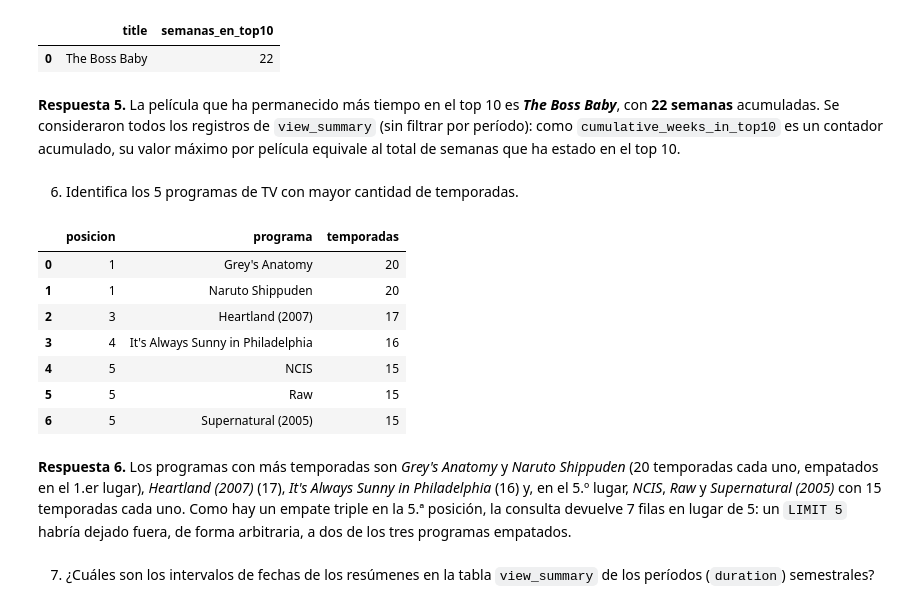
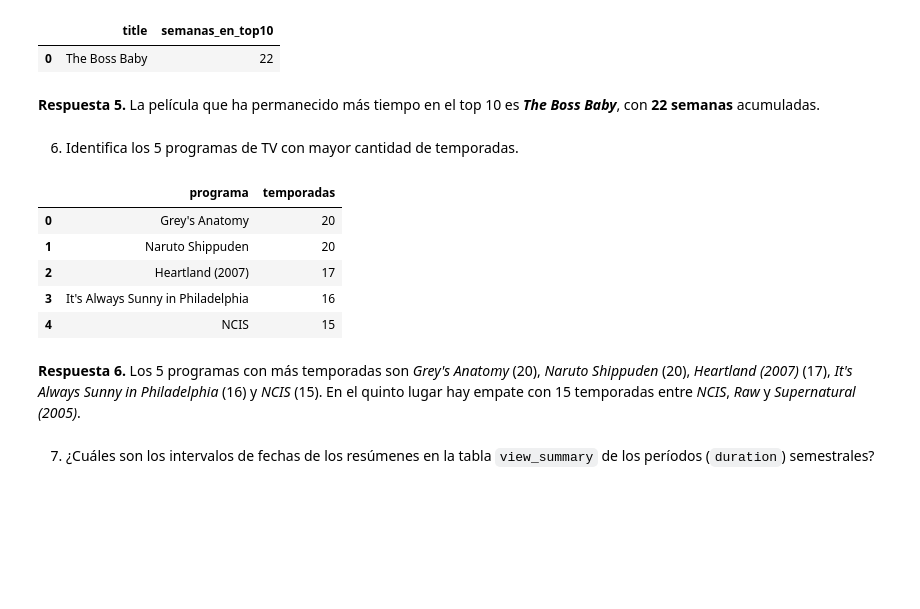
Before and after one commit to GJ030/Ciencia_datos, a Jupyter notebook: 3.2 Actividad 3 - Acceso BD y manipulación de datos/Actividad3BDManipulacion_A01841366.ipynb, the cells around one changed output. Cells and saved outputs as stored; diff of their text form; code cells hidden in the pictures; blank space fills up the shorter version.

Commit message:
Actividad 3: respuestas concisas y consultas simplificadas

```diff
--- a/3.2 Actividad 3 - Acceso BD y manipulación de datos/Actividad3BDManipulacion_A01841366.ipynb
+++ b/3.2 Actividad 3 - Acceso BD y manipulación de datos/Actividad3BDManipulacion_A01841366.ipynb
@@ -205,36 +205,28 @@ pd.read_sql(query, conn)
 |  | title | semanas_en_top10 |
 | 0 | The Boss Baby | 22 |
 # %% [markdown]
-**Respuesta 5.** La película que ha permanecido más tiempo en el top 10 es ***The Boss Baby***, con **22 semanas** acumuladas. Se consideraron todos los registros de `view_summary` (sin filtrar por período): como `cumulative_weeks_in_top10` es un contador acumulado, su valor máximo por película equivale al total de semanas que ha estado en el top 10.
+**Respuesta 5.** La película que ha permanecido más tiempo en el top 10 es ***The Boss Baby***, con **22 semanas** acumuladas.
 # %% [markdown]
 6.	Identifica los 5 programas de TV con mayor cantidad de temporadas.
 # %%
-# RANK() da la misma posición a los programas empatados, para no cortar un empate con LIMIT
 query = sqla.text("""
-  SELECT posicion, programa, temporadas
-  FROM (
-    SELECT tv.title AS programa,
-           COUNT(*) AS temporadas,
-           RANK() OVER (ORDER BY COUNT(*) DESC) AS posicion
-    FROM tv_show AS tv
-    JOIN season AS s ON s.tv_show_id = tv.id
-    GROUP BY tv.id, tv.title
-  ) AS ranking
-  WHERE posicion <= 5
-  ORDER BY posicion, programa
+  SELECT tv.title AS programa, COUNT(*) AS temporadas
+  FROM tv_show AS tv
+  JOIN season AS s ON s.tv_show_id = tv.id
+  GROUP BY programa
+  ORDER BY temporadas DESC, programa
+  LIMIT 5
 """)
 pd.read_sql(query, conn)
 # %% [output]
-|  | posicion | programa | temporadas |
-| 0 | 1 | Grey's Anatomy | 20 |
-| 1 | 1 | Naruto Shippuden | 20 |
-| 2 | 3 | Heartland (2007) | 17 |
-| 3 | 4 | It's Always Sunny in Philadelphia | 16 |
-| 4 | 5 | NCIS | 15 |
-| 5 | 5 | Raw | 15 |
-| 6 | 5 | Supernatural (2005) | 15 |
+|  | programa | temporadas |
+| 0 | Grey's Anatomy | 20 |
+| 1 | Naruto Shippuden | 20 |
+| 2 | Heartland (2007) | 17 |
+| 3 | It's Always Sunny in Philadelphia | 16 |
+| 4 | NCIS | 15 |
 # %% [markdown]
-**Respuesta 6.** Los programas con más temporadas son *Grey's Anatomy* y *Naruto Shippuden* (20 temporadas cada uno, empatados en el 1.er lugar), *Heartland (2007)* (17), *It's Always Sunny in Philadelphia* (16) y, en el 5.º lugar, *NCIS*, *Raw* y *Supernatural (2005)* con 15 temporadas cada uno. Como hay un empate triple en la 5.ª posición, la consulta devuelve 7 filas en lugar de 5: un `LIMIT 5` habría dejado fuera, de forma arbitraria, a dos de los tres programas empatados.
+**Respuesta 6.** Los 5 programas con más temporadas son *Grey's Anatomy* (20), *Naruto Shippuden* (20), *Heartland (2007)* (17), *It's Always Sunny in Philadelphia* (16) y *NCIS* (15). En el quinto lugar hay empate con 15 temporadas entre *NCIS*, *Raw* y *Supernatural (2005)*.
 # %% [markdown]
 7.	¿Cuáles son los intervalos de fechas de los resúmenes en la tabla `view_summary` de los períodos (`duration`) semestrales?
 # %%
```
Also changed, not shown: parts of 14 cells of this notebook.
